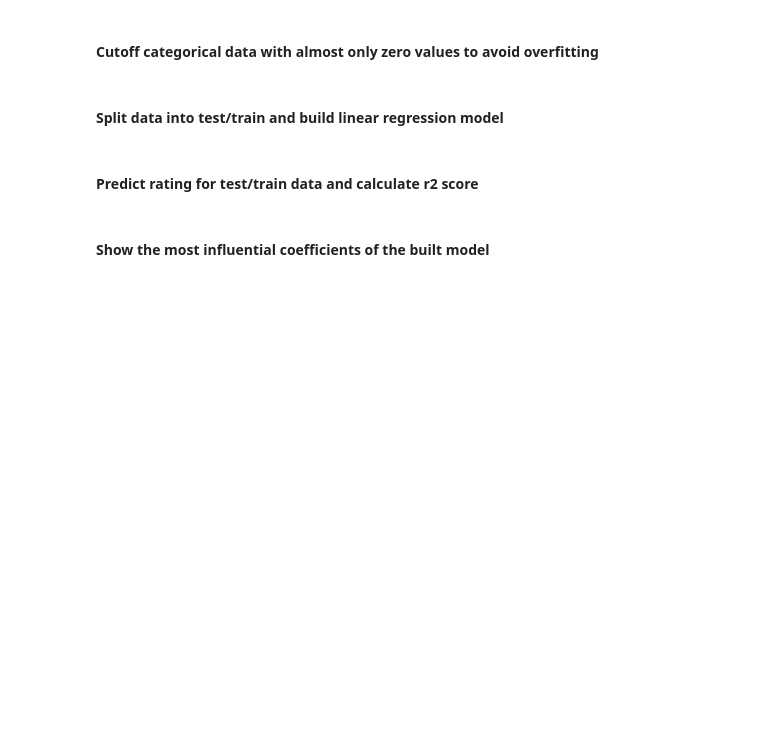
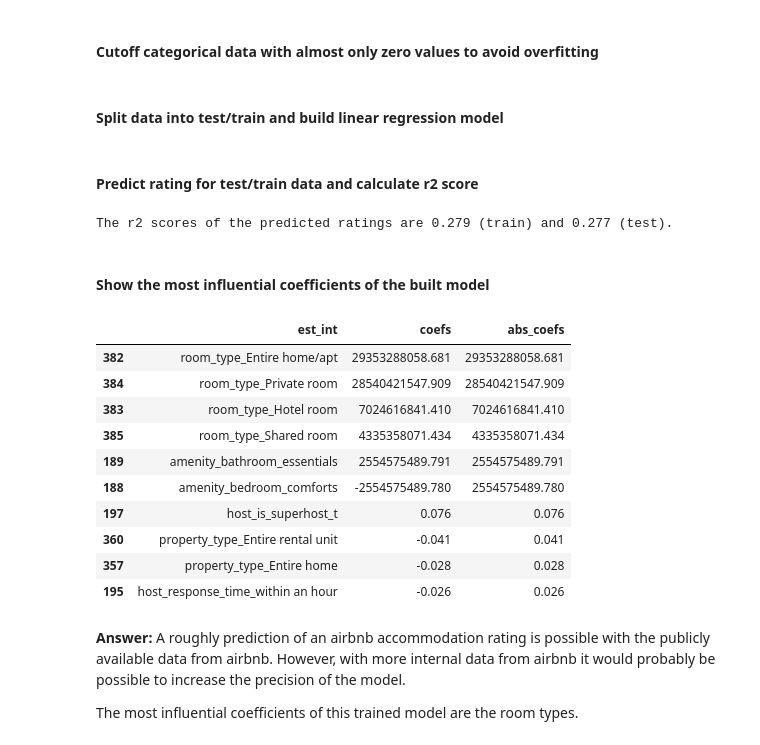
Before and after one commit to PatrickChristoph/airbnb_insights_australia, a Jupyter notebook: coherence_amenities_ratings.ipynb, the cells around one changed output. Cells and saved outputs as stored; diff of their text form; code cells hidden in the pictures; blank space fills up the shorter version.

Commit message:
adjusted some docstrings and completed docs for interpreting model results

```diff
--- a/coherence_amenities_ratings.ipynb
+++ b/coherence_amenities_ratings.ipynb
@@ -287,19 +290,23 @@ data = cutoff_categorical_data_with_almost_only_zero_values(data, categorical_ra
 # %% [markdown]
 #### Split data into test/train and build linear regression model
 # %%
-def build_linear_model(X: pd.DataFrame, y: pd.Series, test_size=.3, rand_state=42) -> Tuple:
+def build_linear_model(
+    X: pd.DataFrame, y: pd.Series, test_size: float = .3, rand_state: int = 42
+) -> Tuple[Pipeline, pd.DataFrame, pd.DataFrame, pd.Series, pd.Series]:
     """
-    INPUT:
-    X
-    y
-    test_size - a float between [0,1] about what proportion of data should be in the test dataset
-    rand_state - an int that is provided as the random state for splitting the data into training and test
+    Split data into train/test and create a linear regression model.
 
-    OUTPUT:
-    lm_model - model object from sklearn
-    X_train, X_test, y_train, y_test - output from sklearn train test split used for optimal model
+    :param X: model input data
+    :param y: response variable
+    :param test_size: proportion of test data
+    :param rand_state: random state for splitting the data into training and test
+    :return:
+        - model: built linear regression model
+        - X_train: train input data of the model
+        - X_test: test input data of the model
+        - y_train: response variable of the train data
+        - y_test: response variable of the test data
     """
-
     X_train, X_test, y_train, y_test = train_test_split(X, y, test_size=test_size, random_state=rand_state)
 
     model = make_pipeline(StandardScaler(with_mean=False), LinearRegression())
@@ -312,13 +319,17 @@ model, X_train, X_test, y_train, y_test = build_linear_model(data.drop(columns=[
 # %% [markdown]
 #### Predict rating for test/train data and calculate r2 score
 # %%
-def predict_rating(model, X, y) -> Tuple:
+def predict_rating(model: Pipeline, X: pd.DataFrame, y: pd.Series) -> Tuple[np.ndarray, np.float64]:
     """
-    OUTPUT:
-    test_score - float - r2 score on the test data
-    train_score - float - r2 score on the test data
+    Predict the accommodation ratings and calculate the correspending r2 score.
+
+    :param model: model to predict accommodation ratings
+    :param X: model input data
+    :param y: rating response variable
+    :return:
+        - y_predicted: predicted accommodation ratings
+        - score: r2 score of the predicted ratings
     """
-
     y_predicted = model.predict(X)
     score = r2_score(y, y_predicted)
 
@@ -327,3 +338,7 @@ def predict_rating(model, X, y) -> Tuple:
 
 y_train_predicted, y_train_score = predict_rating(model, X_train, y_train)
 y_test_predicted, y_test_score = predict_rating(model, X_test, y_test)
+
+print(f"The r2 scores of the predicted ratings are {round(y_train_score, 3)} (train) and {round(y_test_score, 3)} (test).")
+# %% [output]
+The r2 scores of the predicted ratings are 0.279 (train) and 0.277 (test).
@@ -334,22 +345,38 @@ y_test_score
 # %% [markdown]
 #### Show the most influential coefficients of the built model
 # %%
-def coef_weights(coefficients, X_train):
-    '''
-    INPUT:
-    coefficients - the coefficients of the linear model
-    X_train - the training data, so the column names can be used
-    OUTPUT:
-    coefs_df - a dataframe holding the coefficient, estimate, and abs(estimate)
-    '''
+def get_coefficients_weights(coefficients: np.ndarray, X_train: pd.DataFrame) -> pd.DataFrame:
+    """
+    Show the most influential coefficients of the linear regression model.
+
+    :param coefficients: coefficients of the model
+    :param X_train: input train data of the model
+    :return: coefficients of the model sorted by their amount
+    """
     coefs_df = pd.DataFrame()
     coefs_df['est_int'] = X_train.columns
     coefs_df['coefs'] = coefficients
     coefs_df['abs_coefs'] = np.abs(coefficients)
     coefs_df = coefs_df.sort_values('abs_coefs', ascending=False)
     return coefs_df
 
-coef_df = coef_weights(model.named_steps["linearregression"].coef_, X_test)
+model_coefficients = get_coefficients_weights(model.named_steps["linearregression"].coef_, X_train)
 pd.set_option('display.float_format', lambda x: '%.3f' % x)
 
-coef_df.head(10)
+model_coefficients.head(10)
+# %% [output]
+|  | est_int | coefs | abs_coefs |
+| 382 | room_type_Entire home/apt | 29353288058.681 | 29353288058.681 |
+| 384 | room_type_Private room | 28540421547.909 | 28540421547.909 |
+| 383 | room_type_Hotel room | 7024616841.410 | 7024616841.410 |
+| 385 | room_type_Shared room | 4335358071.434 | 4335358071.434 |
+| 189 | amenity_bathroom_essentials | 2554575489.791 | 2554575489.791 |
+| 188 | amenity_bedroom_comforts | -2554575489.780 | 2554575489.780 |
+| 197 | host_is_superhost_t | 0.076 | 0.076 |
+| 360 | property_type_Entire rental unit | -0.041 | 0.041 |
+| 357 | property_type_Entire home | -0.028 | 0.028 |
+| 195 | host_response_time_within an hour | -0.026 | 0.026 |
+# %% [markdown]
+**Answer:** A roughly prediction of an airbnb accommodation rating is possible with the publicly available data from airbnb. However, with more internal data from airbnb it would probably be possible to increase the precision of the model.
+
+The most influential coefficients of this trained model are the room types.
```
Also changed, not shown: parts of 10 cells of this notebook.
